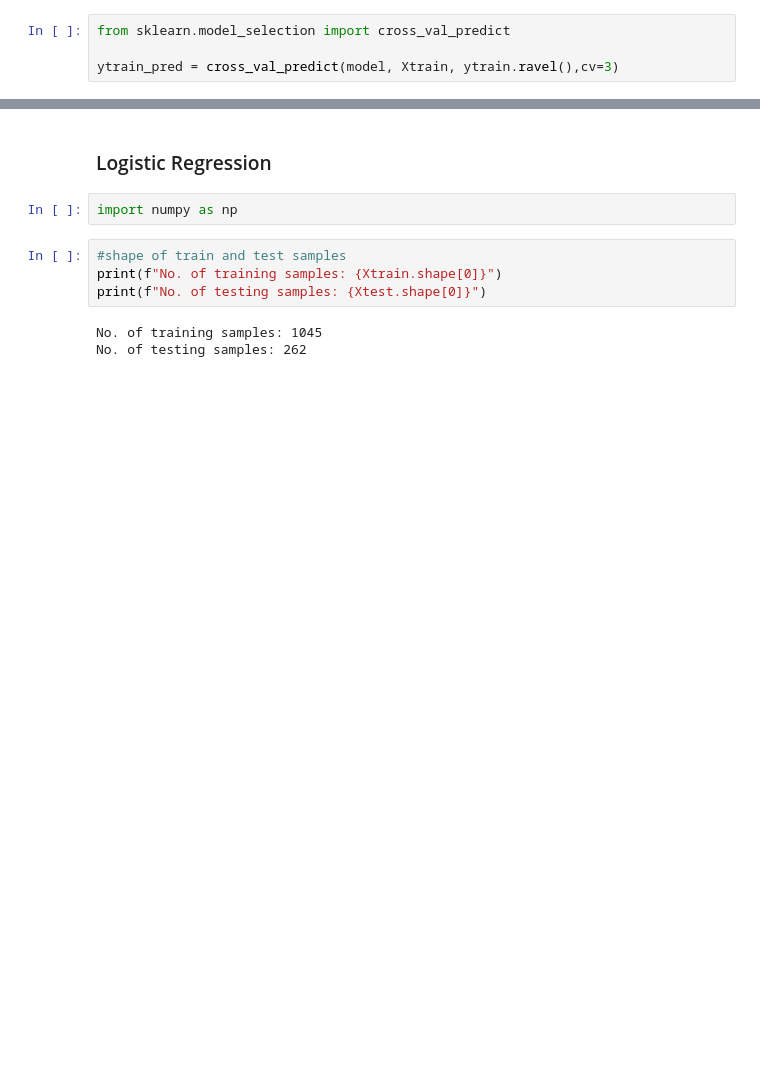
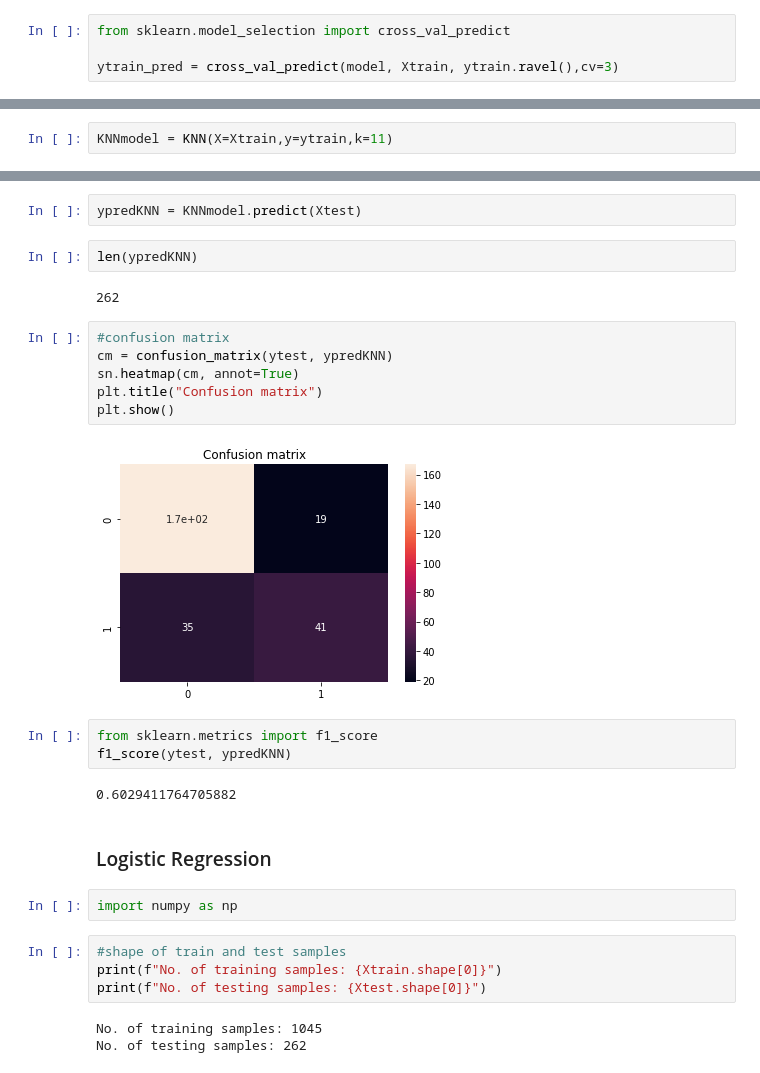
Before and after one commit to Deepam-Rai/Machine-Learning-SSSIHL, a Jupyter notebook: 21231 classification_models-I.ipynb, the cells around one changed output, grey strips where cells are left out. Saved outputs shown, nothing was run; the diff lists cells and outputs as text; blank space fills up the shorter version.

```diff
--- a/21231 classification_models-I.ipynb
+++ b/21231 classification_models-I.ipynb
@@ -603,0 +697,2 @@ roc_auc_score(ytrain, ytrain_pred)
+# %%
+KNNmodel = KNN(X=Xtrain,y=ytrain,k=11)
@@ -604,3 +725,22 @@ roc_auc_score(ytrain, ytrain_pred)
+# %%
+ypredKNN = KNNmodel.predict(Xtest)
+# %%
+len(ypredKNN)
+# %% [output]
+262
+# %%
+#confusion matrix
+cm = confusion_matrix(ytest, ypredKNN)
+sn.heatmap(cm, annot=True)
+plt.title("Confusion matrix")
+plt.show()
+# %% [output]
+[figure, added]
+# %%
+from sklearn.metrics import f1_score
+f1_score(ytest, ypredKNN)
+# %% [output]
+0.6029411764705882
 # %% [markdown]
 ### Logistic Regression
 # %%
```
Also changed, not shown: parts of 30 cells of this notebook.
